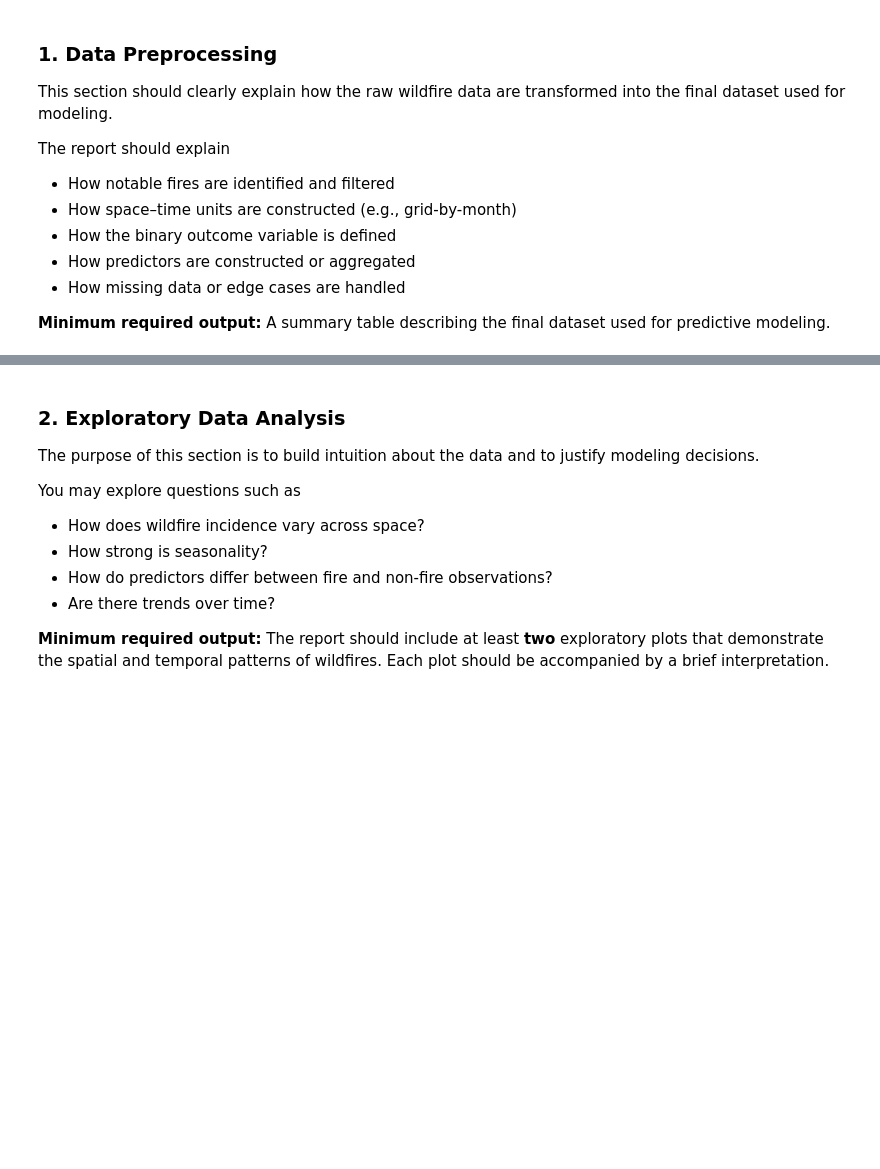
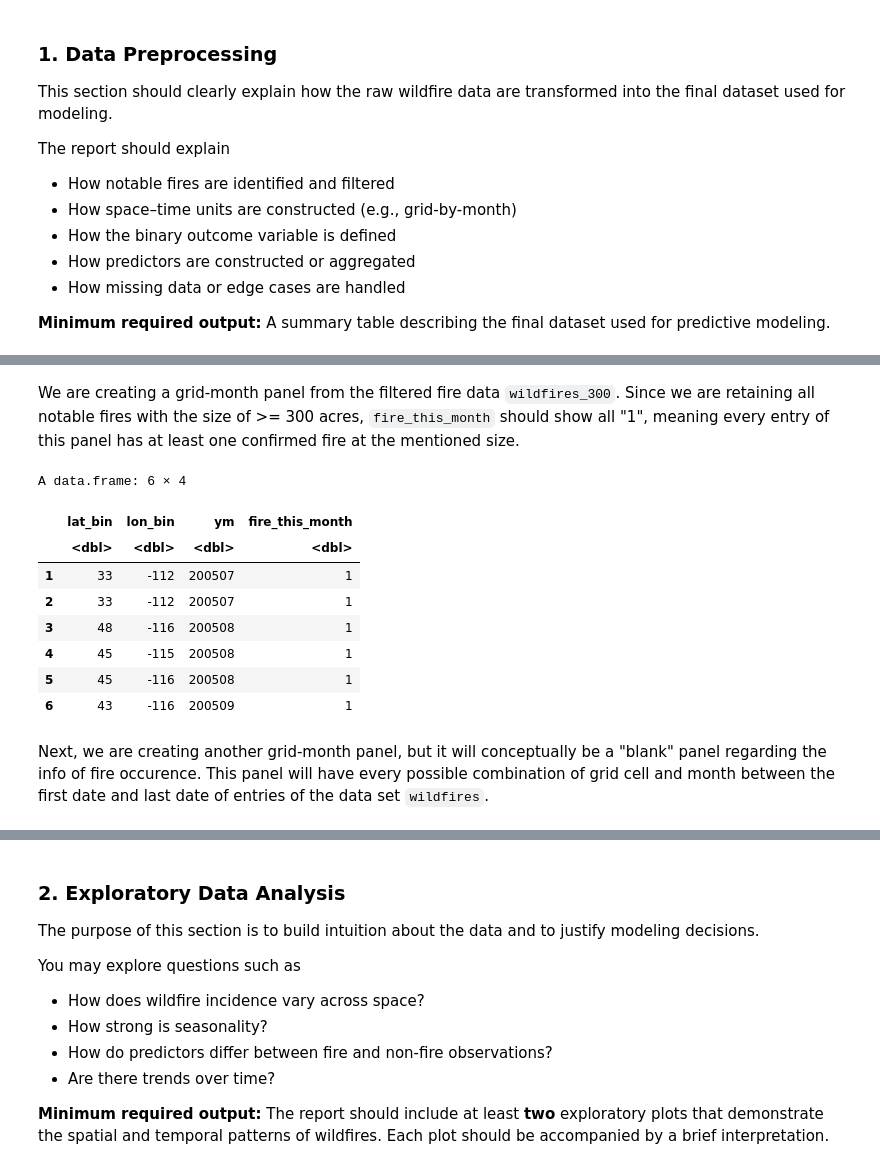
Before and after one commit to trinhhoangtrangthy-cpu/STA141AW26_Final_Project, a Jupyter notebook: Final_report_description.ipynb, the cells around one changed output, grey strips where cells are left out. Drawn from its saved outputs; the diff is of its cells as text; code cells hidden in the pictures; blank space fills up the shorter version.

```diff
--- a/Final_report_description.ipynb
+++ b/Final_report_description.ipynb
@@ -77,0 +170,27 @@ The report should explain
+# %% [markdown]
+We are creating a grid-month panel from the filtered fire data `wildfires_300`. Since we are retaining all notable fires with the size of >= 300 acres, `fire_this_month` should show all "1", meaning every entry of this panel has at least one confirmed fire at the mentioned size.
+# %%
+grid_month_fire <- wildfires_300 |>
+    mutate(
+        lat_bin = lat_bin,
+        lon_bin = lon_bin,
+        ym = ym,
+        fire_this_month = ifelse(DISCOVERY_DOY >= 1, 1, 0)
+        )
+
+grid_month_fire <- grid_month_fire |>
+    select(lat_bin, lon_bin, ym, fire_this_month)
+
+head(grid_month_fire)
+# %% [output]
+A data.frame: 6 × 4
+|  | lat_bin | lon_bin | ym | fire_this_month |
+|  | <dbl> | <dbl> | <dbl> | <dbl> |
+| 1 | 33 | -112 | 200507 | 1 |
+| 2 | 33 | -112 | 200507 | 1 |
+| 3 | 48 | -116 | 200508 | 1 |
+| 4 | 45 | -115 | 200508 | 1 |
+| 5 | 45 | -116 | 200508 | 1 |
+| 6 | 43 | -116 | 200509 | 1 |
+# %% [markdown]
+Next, we are creating another grid-month panel, but it will conceptually be a "blank" panel regarding the info of fire occurence. This panel will have every possible combination of grid cell and month between the first date and last date of entries of the data set `wildfires`.
```
Also changed, not shown: parts of 11 cells of this notebook.
